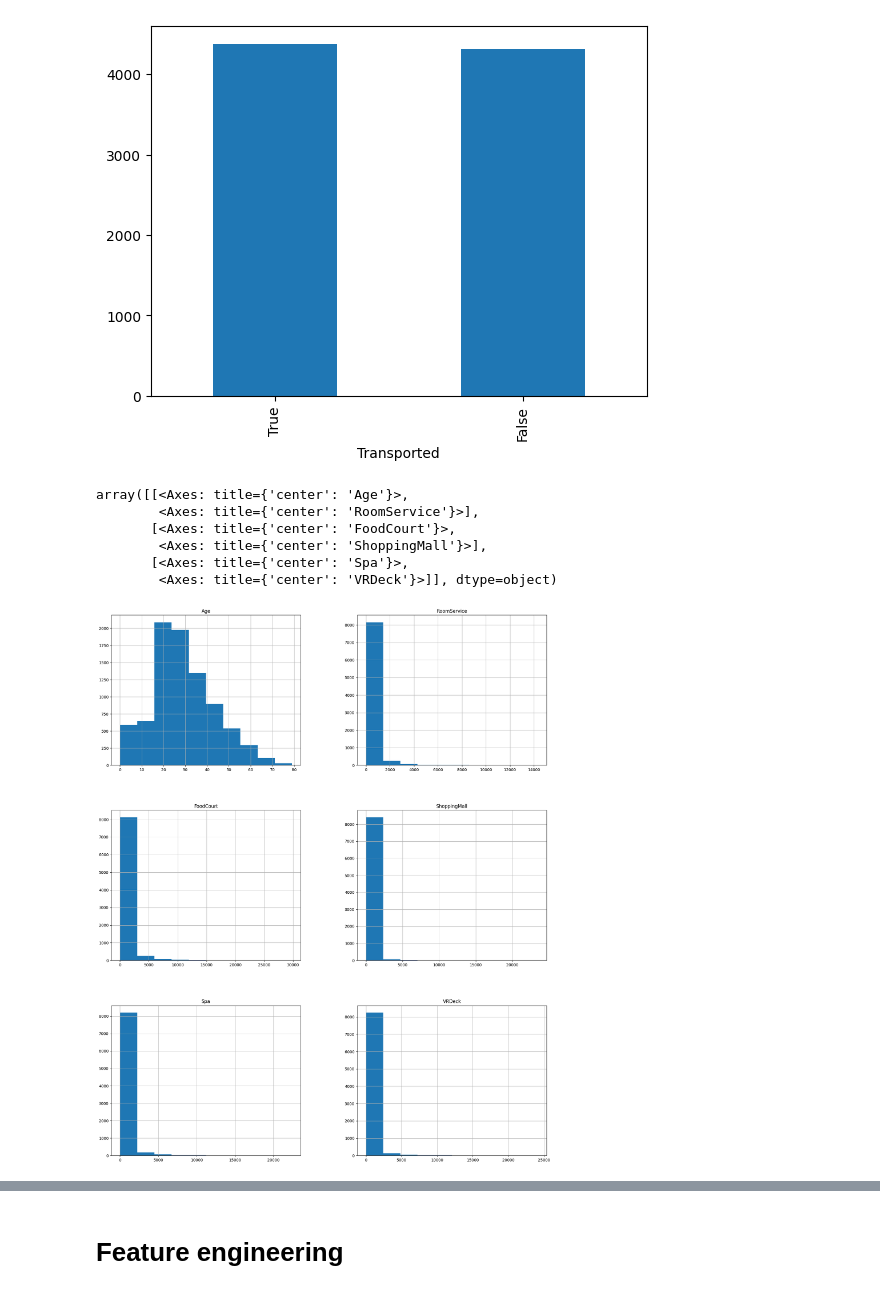
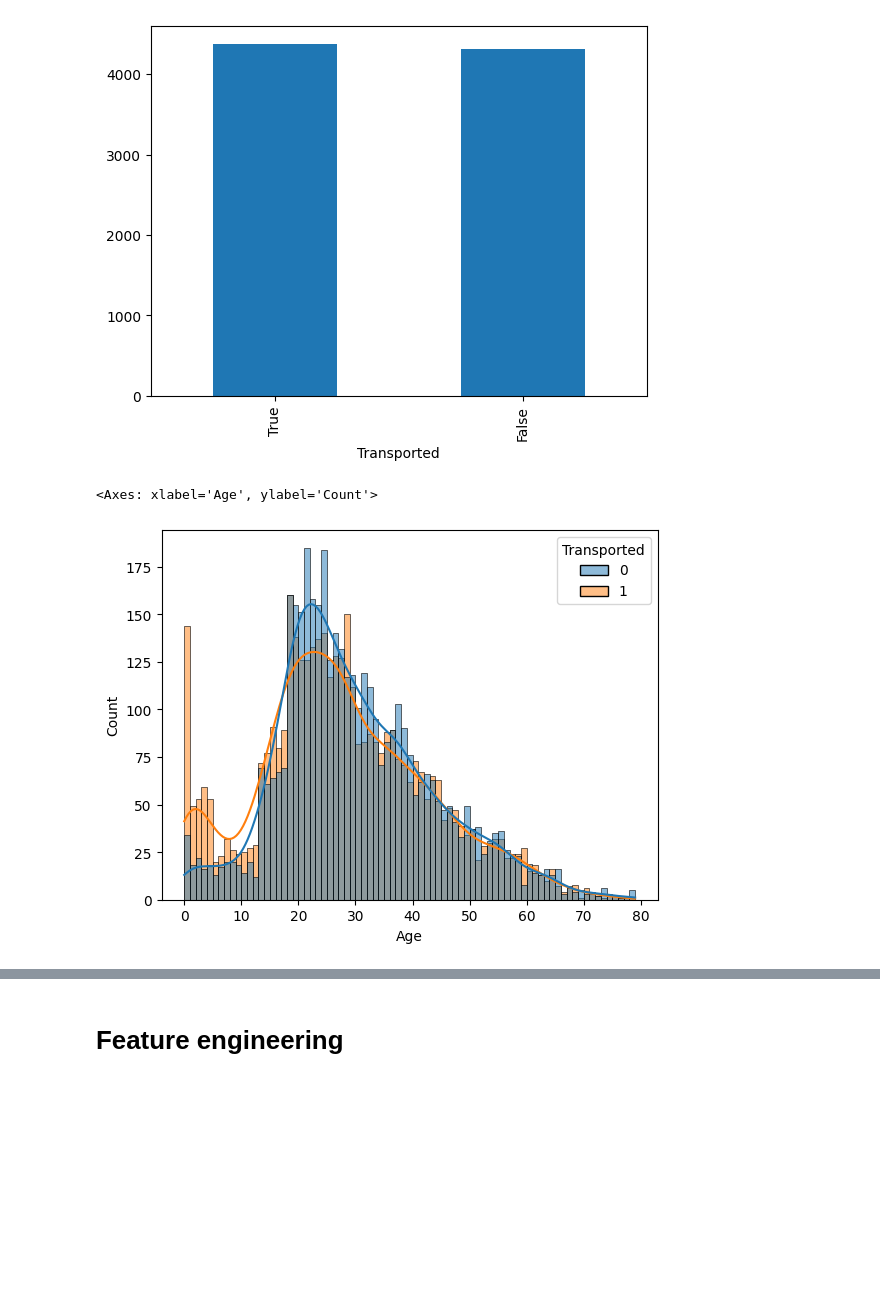
Before and after one commit to yoyoqq/Spaceship-Titanic-with-TF, a Jupyter notebook: spaceship-titanic-classf.ipynb, the cells around one changed output, grey strips where cells are left out. Cells and saved outputs as stored; diff of their text form; code cells hidden in the pictures; blank space fills up the shorter version.

```diff
--- a/spaceship-titanic-classf.ipynb
+++ b/spaceship-titanic-classf.ipynb
@@ -131,12 +134,9 @@ plot.plot(kind='bar')
 <Axes: xlabel='Transported'>
 [figure]
 # %%
-dataset.hist(bins=10, figsize=(20, 25))
+# dataset.hist(bins=10, figsize=(20, 25))
-# %% [output]
-array([[<Axes: title={'center': 'Age'}>,
-        <Axes: title={'center': 'RoomService'}>],
-       [<Axes: title={'center': 'FoodCourt'}>,
-        <Axes: title={'center': 'ShoppingMall'}>],
-       [<Axes: title={'center': 'Spa'}>,
-        <Axes: title={'center': 'VRDeck'}>]], dtype=object)
-[figure, removed]
+# %%
+sns.histplot(data=dataset, x='Age', hue='Transported', binwidth=1, kde=True)
+# %% [output]
+<Axes: xlabel='Age', ylabel='Count'>
+[figure, added]
```
Also changed, not shown: parts of 19 cells of this notebook.
